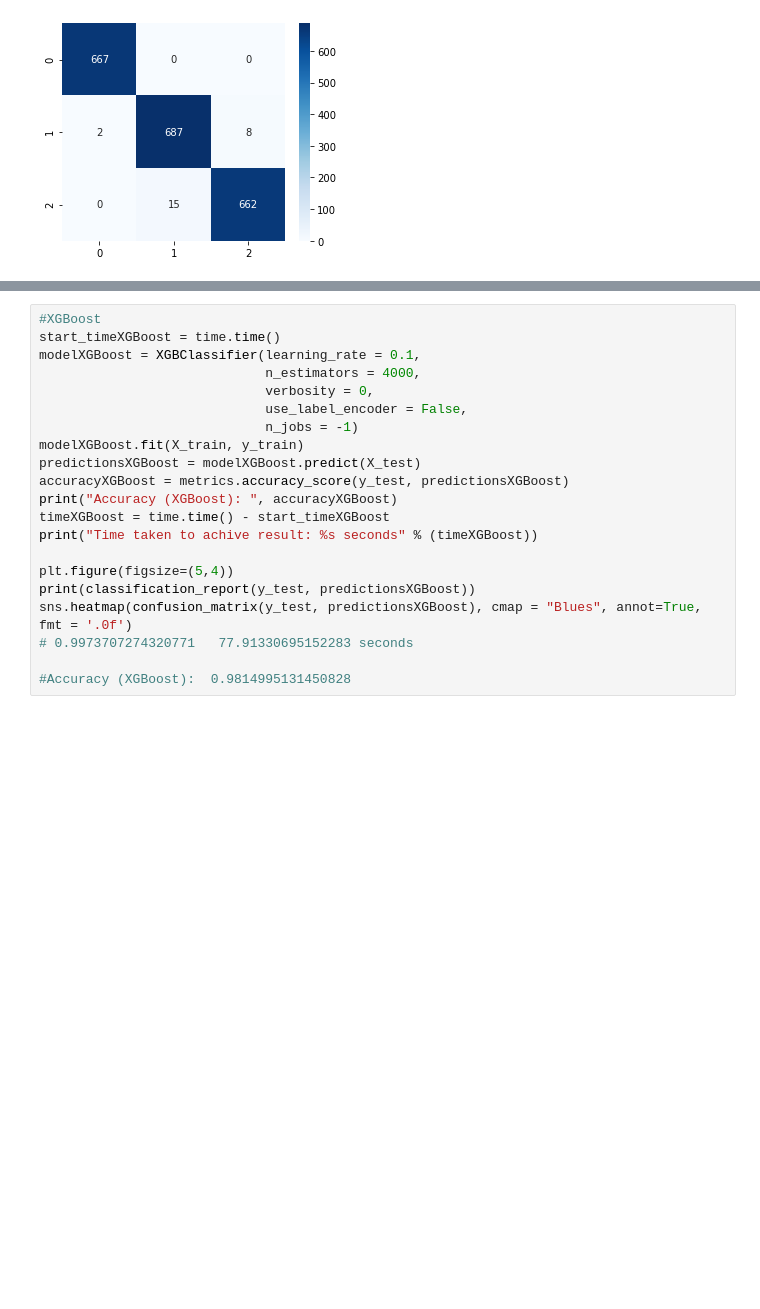
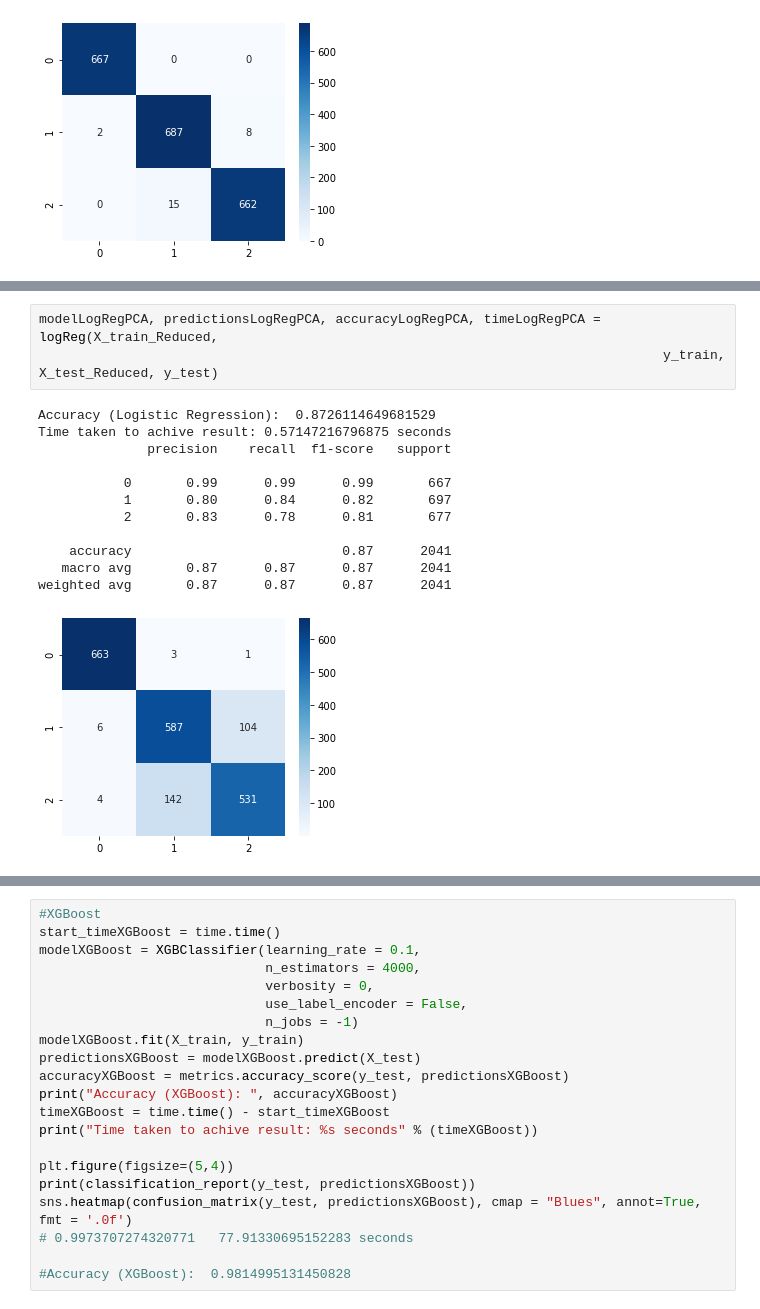
Before and after one commit to appeldaniel1998/Data-Visualization-Final-Project, a Jupyter notebook: Hand Positioning.ipynb, the cells around one changed output, grey strips where cells are left out. Drawn from its saved outputs; the diff is of its cells as text; blank space fills up the shorter version.

```diff
--- a/Hand Positioning.ipynb
+++ b/Hand Positioning.ipynb
@@ -1093,0 +1060,16 @@ In this datasetet, many changes can be done at every step to change, improve or
+# %%
+modelLogRegPCA, predictionsLogRegPCA, accuracyLogRegPCA, timeLogRegPCA = logReg(X_train_Reduced,
+                                                                                y_train, X_test_Reduced, y_test)
+# %% [output]
+Accuracy (Logistic Regression):  0.8726114649681529
+Time taken to achive result: 0.57147216796875 seconds
+              precision    recall  f1-score   support
+
+           0       0.99      0.99      0.99       667
+           1       0.80      0.84      0.82       697
+           2       0.83      0.78      0.81       677
+
+    accuracy                           0.87      2041
+   macro avg       0.87      0.87      0.87      2041
+weighted avg       0.87      0.87      0.87      2041
+[figure, added]
```
Also changed, not shown: parts of 57 cells of this notebook.
